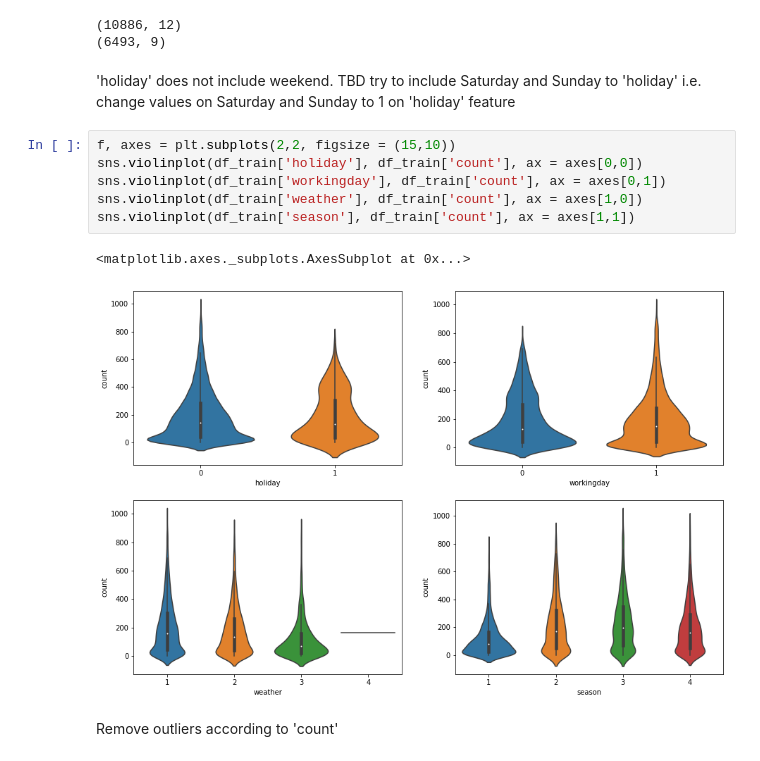
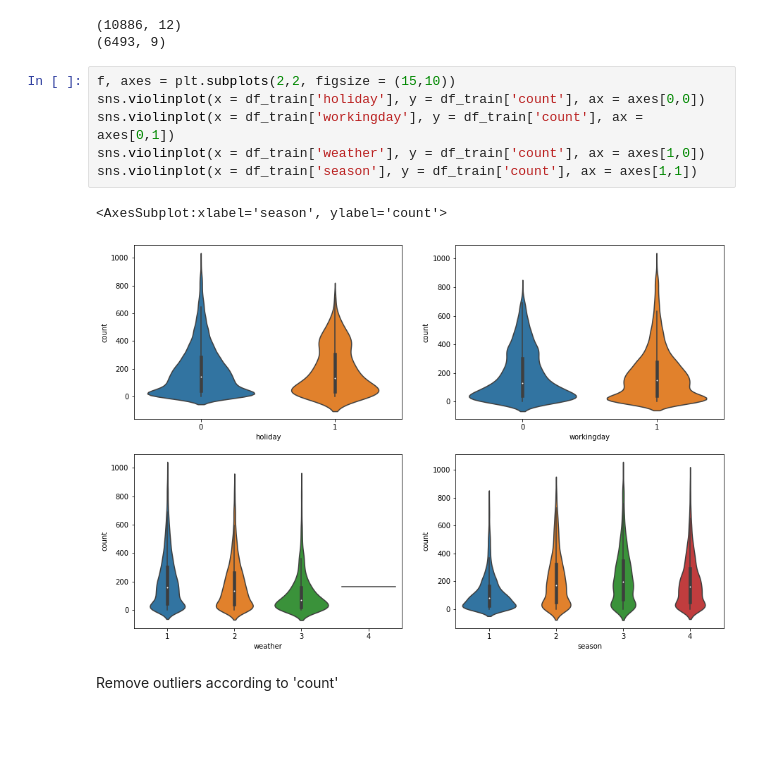
Before and after one commit to weimingma/Bike-Sharing-Demand, a Jupyter notebook: Main_bike sharing demand.ipynb, the cells around one changed output. Cells and saved outputs as stored; diff of their text form; blank space fills up the shorter version.

```diff
--- a/Main_bike sharing demand.ipynb
+++ b/Main_bike sharing demand.ipynb
@@ -122,18 +126,15 @@ print(df_test.shape)
 # %% [output]
 (10886, 12)
 (6493, 9)
-# %% [markdown]
-'holiday' does not include weekend. TBD try to include Saturday and Sunday to 'holiday'
-i.e. change values on Saturday and Sunday to 1 on 'holiday' feature
 # %%
 f, axes = plt.subplots(2,2, figsize = (15,10))
-sns.violinplot(df_train['holiday'], df_train['count'], ax = axes[0,0])
-sns.violinplot(df_train['workingday'], df_train['count'], ax = axes[0,1])
-sns.violinplot(df_train['weather'], df_train['count'], ax = axes[1,0])
-sns.violinplot(df_train['season'], df_train['count'], ax = axes[1,1])
+sns.violinplot(x = df_train['holiday'], y = df_train['count'], ax = axes[0,0])
+sns.violinplot(x = df_train['workingday'], y = df_train['count'], ax = axes[0,1])
+sns.violinplot(x = df_train['weather'], y = df_train['count'], ax = axes[1,0])
+sns.violinplot(x = df_train['season'], y = df_train['count'], ax = axes[1,1])
 # %% [output]
-<matplotlib.axes._subplots.AxesSubplot at 0x...>
+<AxesSubplot:xlabel='season', ylabel='count'>
-[figure, old version]
+[figure, new version]
 # %% [markdown]
 Remove outliers according to 'count'
 # %%
```
Also changed, not shown: parts of 19 cells of this notebook.
